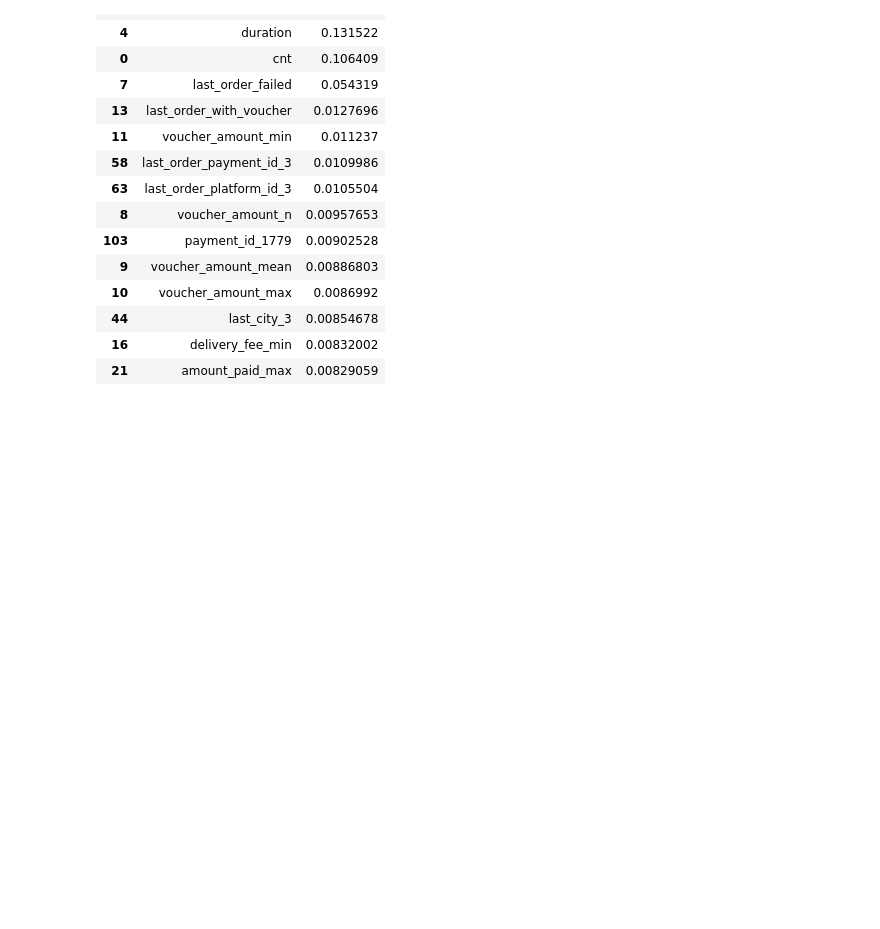
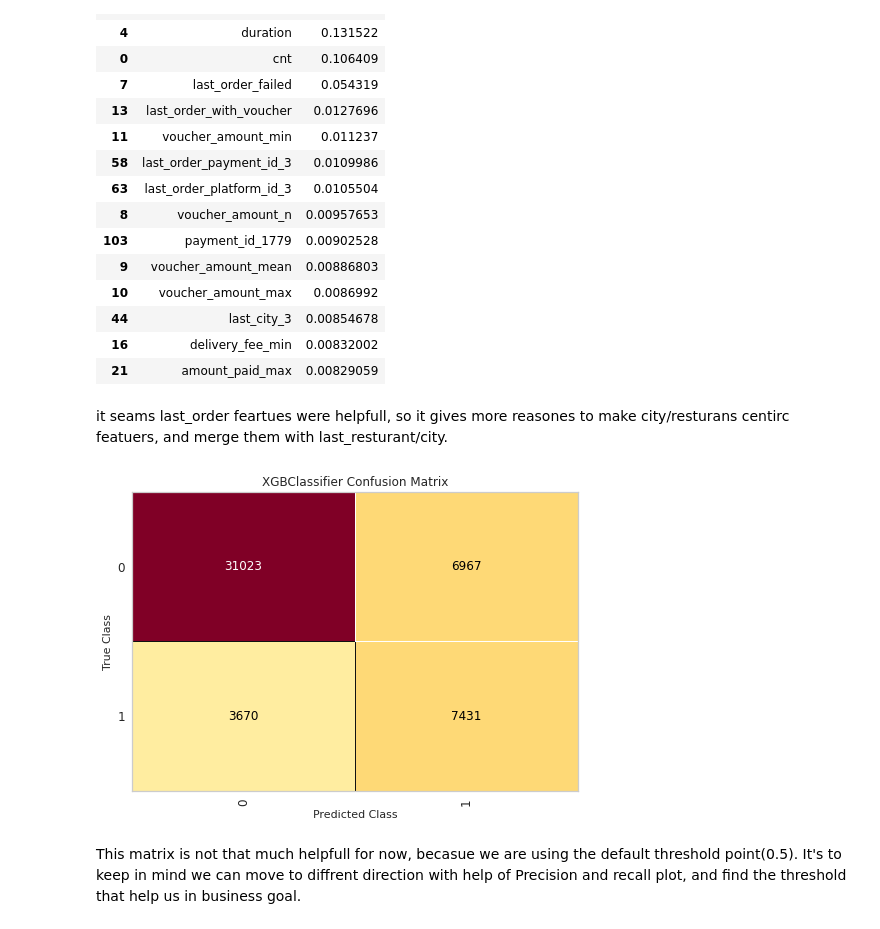
Before and after one commit to hadi-gharibi/oreh_yreviled, a Jupyter notebook: notebooks/03-modeling.ipynb, the cells around one changed output. Cells and saved outputs as stored; diff of their text form; code cells hidden in the pictures; blank space fills up the shorter version.

```diff
--- a/notebooks/03-modeling.ipynb
+++ b/notebooks/03-modeling.ipynb
@@ -246,3 +247,11 @@ pd.DataFrame([X_train_bin_enc.columns,xgb_model.feature_importances_]).T.sort_va
 | 44 | last_city_3 | 0.00854678 |
 | 16 | delivery_fee_min | 0.00832002 |
 | 21 | amount_paid_max | 0.00829059 |
+# %% [markdown]
+it seams last_order feartues were helpfull, so it gives more reasones to make city/resturans centirc featuers, and merge them with last_resturant/city.
+# %%
+cm_plot(xgb_model, rf_data_enc)
+# %% [output]
+[figure, added]
+# %% [markdown]
+This matrix is not that much helpfull for now, becasue we are using the default threshold point(0.5). It's to keep in mind we can move to diffrent direction with help of Precision and recall plot, and find the threshold that help us in business goal.
```
Also changed, not shown: parts of 2 cells of this notebook.
